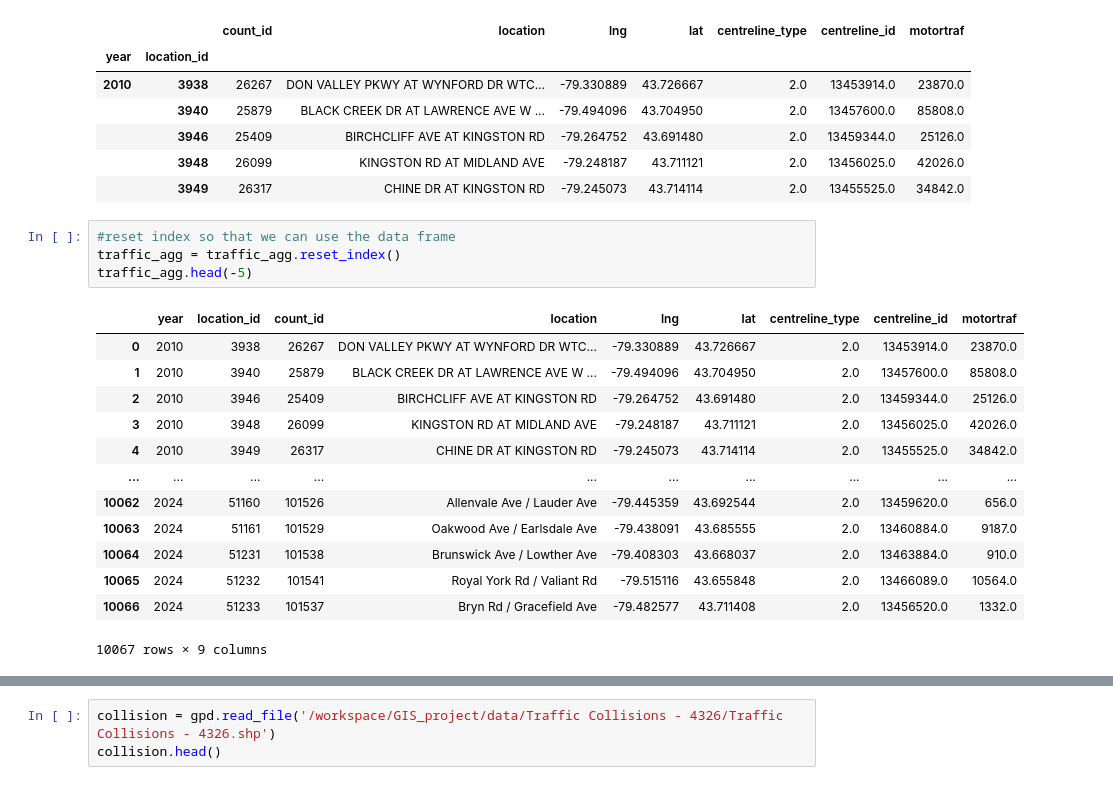
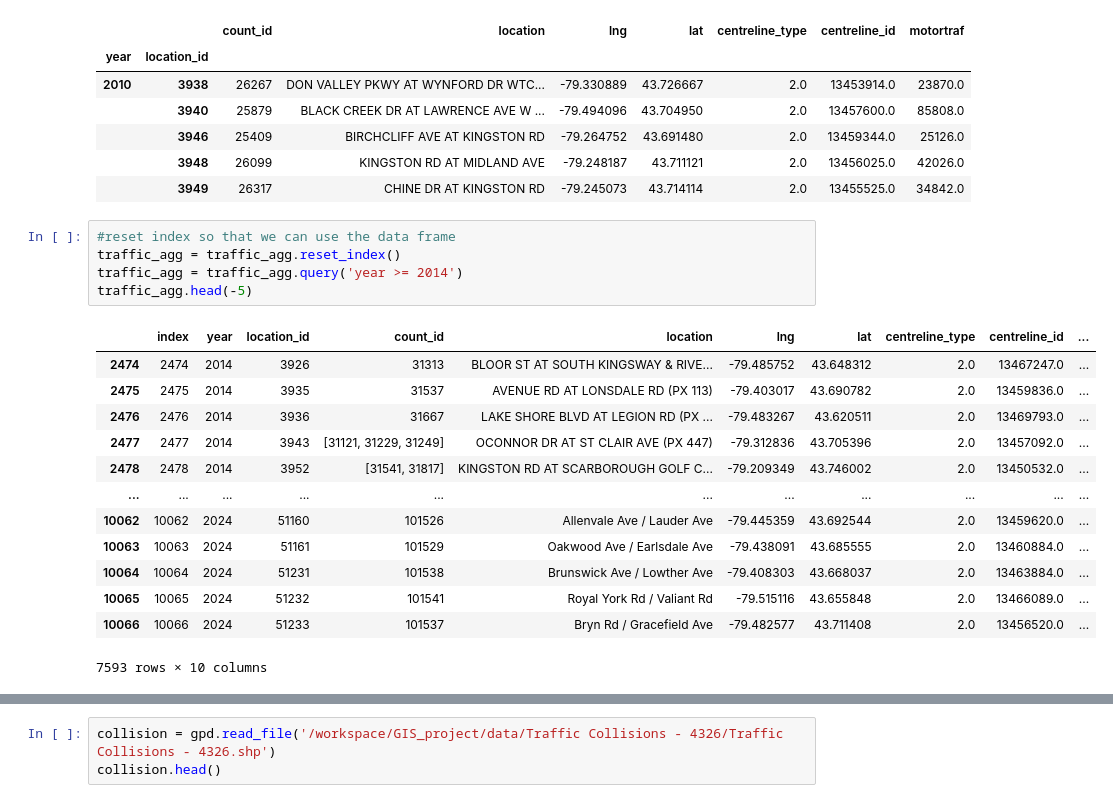
Before and after one commit to naorella/GIS_Showcase, a Jupyter notebook: template.ipynb, the cells around one changed output, grey strips where cells are left out. Cells and saved outputs as stored; diff of their text form.

```diff
--- a/template.ipynb
+++ b/template.ipynb
@@ -117,21 +117,22 @@ traffic_agg.head()
 # %%
 #reset index so that we can use the data frame
 traffic_agg = traffic_agg.reset_index()
+traffic_agg = traffic_agg.query('year >= 2014')
 traffic_agg.head(-5)
 # %% [output]
-|  | year | location_id | count_id | location | lng | lat | centreline_type | centreline_id | motortraf |
-| 0 | 2010 | 3938 | 26267 | DON VALLEY PKWY AT WYNFORD DR WTC... | -79.330889 | 43.726667 | 2.0 | 13453914.0 | 23870.0 |
-| 1 | 2010 | 3940 | 25879 | BLACK CREEK DR AT LAWRENCE AVE W ... | -79.494096 | 43.704950 | 2.0 | 13457600.0 | 85808.0 |
-| 2 | 2010 | 3946 | 25409 | BIRCHCLIFF AVE AT KINGSTON RD | -79.264752 | 43.691480 | 2.0 | 13459344.0 | 25126.0 |
-| 3 | 2010 | 3948 | 26099 | KINGSTON RD AT MIDLAND AVE | -79.248187 | 43.711121 | 2.0 | 13456025.0 | 42026.0 |
-| 4 | 2010 | 3949 | 26317 | CHINE DR AT KINGSTON RD | -79.245073 | 43.714114 | 2.0 | 13455525.0 | 34842.0 |
-| ... | ... | ... | ... | ... | ... | ... | ... | ... | ... |
-| 10062 | 2024 | 51160 | 101526 | Allenvale Ave / Lauder Ave | -79.445359 | 43.692544 | 2.0 | 13459620.0 | 656.0 |
-| 10063 | 2024 | 51161 | 101529 | Oakwood Ave / Earlsdale Ave | -79.438091 | 43.685555 | 2.0 | 13460884.0 | 9187.0 |
-| 10064 | 2024 | 51231 | 101538 | Brunswick Ave / Lowther Ave | -79.408303 | 43.668037 | 2.0 | 13463884.0 | 910.0 |
-| 10065 | 2024 | 51232 | 101541 | Royal York Rd / Valiant Rd | -79.515116 | 43.655848 | 2.0 | 13466089.0 | 10564.0 |
-| 10066 | 2024 | 51233 | 101537 | Bryn Rd / Gracefield Ave | -79.482577 | 43.711408 | 2.0 | 13456520.0 | 1332.0 |
+|  | index | year | location_id | count_id | location | lng | lat | centreline_type | centreline_id | ... |
+| 2474 | 2474 | 2014 | 3926 | 31313 | BLOOR ST AT SOUTH KINGSWAY & RIVE... | -79.485752 | 43.648312 | 2.0 | 13467247.0 | ... |
+| 2475 | 2475 | 2014 | 3935 | 31537 | AVENUE RD AT LONSDALE RD (PX 113) | -79.403017 | 43.690782 | 2.0 | 13459836.0 | ... |
+| 2476 | 2476 | 2014 | 3936 | 31667 | LAKE SHORE BLVD AT LEGION RD (PX ... | -79.483267 | 43.620511 | 2.0 | 13469793.0 | ... |
+| 2477 | 2477 | 2014 | 3943 | [31121, 31229, 31249] | OCONNOR DR AT ST CLAIR AVE (PX 447) | -79.312836 | 43.705396 | 2.0 | 13457092.0 | ... |
+| 2478 | 2478 | 2014 | 3952 | [31541, 31817] | KINGSTON RD AT SCARBOROUGH GOLF C... | -79.209349 | 43.746002 | 2.0 | 13450532.0 | ... |
+| ... | ... | ... | ... | ... | ... | ... | ... | ... | ... | ... |
+| 10062 | 10062 | 2024 | 51160 | 101526 | Allenvale Ave / Lauder Ave | -79.445359 | 43.692544 | 2.0 | 13459620.0 | ... |
+| 10063 | 10063 | 2024 | 51161 | 101529 | Oakwood Ave / Earlsdale Ave | -79.438091 | 43.685555 | 2.0 | 13460884.0 | ... |
+| 10064 | 10064 | 2024 | 51231 | 101538 | Brunswick Ave / Lowther Ave | -79.408303 | 43.668037 | 2.0 | 13463884.0 | ... |
+| 10065 | 10065 | 2024 | 51232 | 101541 | Royal York Rd / Valiant Rd | -79.515116 | 43.655848 | 2.0 | 13466089.0 | ... |
+| 10066 | 10066 | 2024 | 51233 | 101537 | Bryn Rd / Gracefield Ave | -79.482577 | 43.711408 | 2.0 | 13456520.0 | ... |
-10067 rows × 9 columns
+7593 rows × 10 columns
 # %%
 points = traffic_agg.apply(lambda row: Point(row.lng, row.lat), axis = 1)
 #only keep traffic 2014 and after to line up with collisions
```
Also changed, not shown: parts of 7 cells of this notebook.
